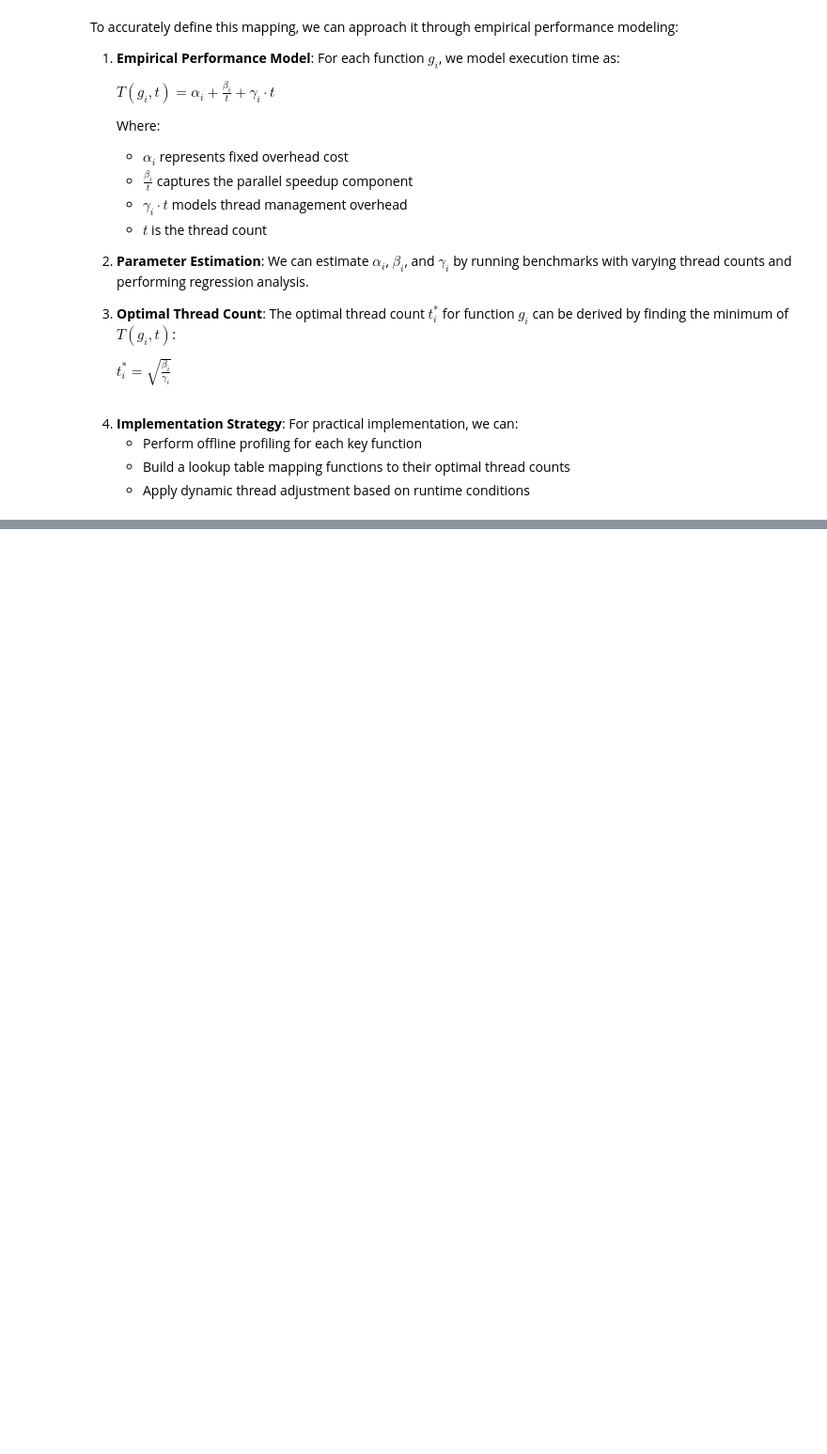
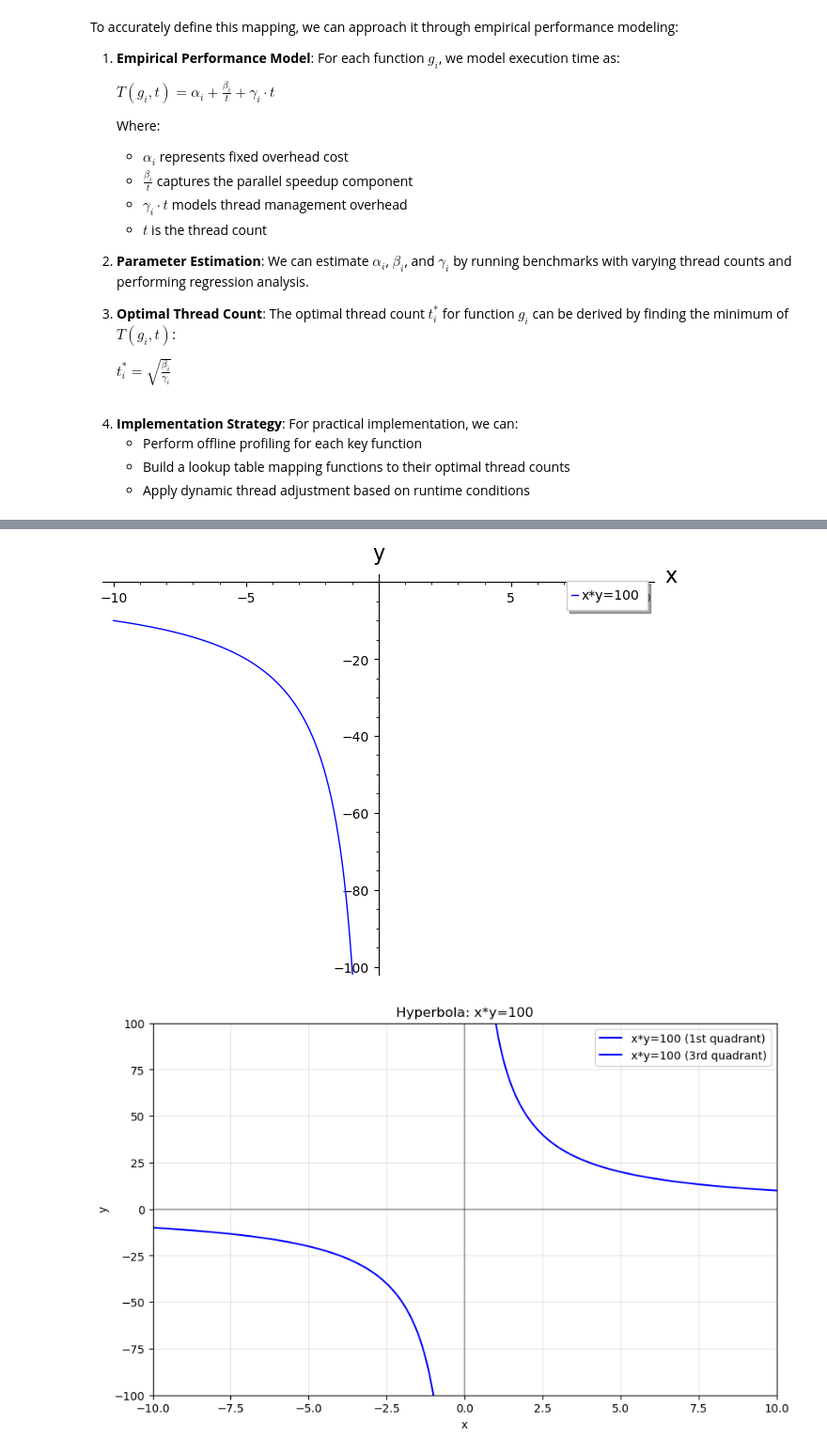
Before and after one commit to jiahaoxiang2000/sphincs-plus, a Jupyter notebook: utils/adaptive-thread.ipynb, the cells around one changed output, grey strips where cells are left out. Shown at 94% size. Drawn from its saved outputs; the diff is of its cells as text; code cells hidden in the pictures; blank space fills up the shorter version.

```diff
--- a/utils/adaptive-thread.ipynb
+++ b/utils/adaptive-thread.ipynb
@@ -139,0 +316,35 @@ The results align with our empirical observations, where performance initially i
+# %%
+import numpy as np
+import matplotlib.pyplot as plt
+from sage.all import var, plot
+
+# Method 1: Using SageMath's built-in plotting
+x, y = var("x y")
+p = plot(100 / x, (x, 0.1, 10), ymin=0, ymax=100, color="blue", legend_label="x*y=100")
+p += plot(100 / x, (x, -10, -0.1), ymin=-100, ymax=0, color="blue")
+p.axes_labels(["x", "y"])
+p.show()
+
+# Method 2: Using matplotlib for more customization
+x_pos = np.linspace(0.1, 10, 1000)
+y_pos = 100 / x_pos
+
+x_neg = np.linspace(-10, -0.1, 1000)
+y_neg = 100 / x_neg
+
+plt.figure(figsize=(10, 6))
+plt.plot(x_pos, y_pos, "b-", label="x*y=100 (1st quadrant)")
+plt.plot(x_neg, y_neg, "b-", label="x*y=100 (3rd quadrant)")
+plt.axhline(y=0, color="k", linestyle="-", alpha=0.3)
+plt.axvline(x=0, color="k", linestyle="-", alpha=0.3)
+plt.grid(True, alpha=0.3)
+plt.xlim(-10, 10)
+plt.ylim(-100, 100)
+plt.xlabel("x")
+plt.ylabel("y")
+plt.title("Hyperbola: x*y=100")
+plt.legend()
+plt.show()
+# %% [output]
+[figure, added]
+[figure, added]
```
Also changed, not shown: parts of 7 cells of this notebook.
